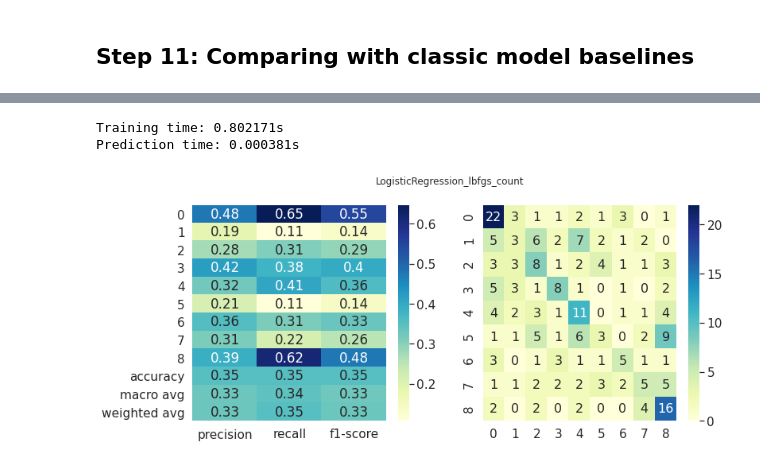
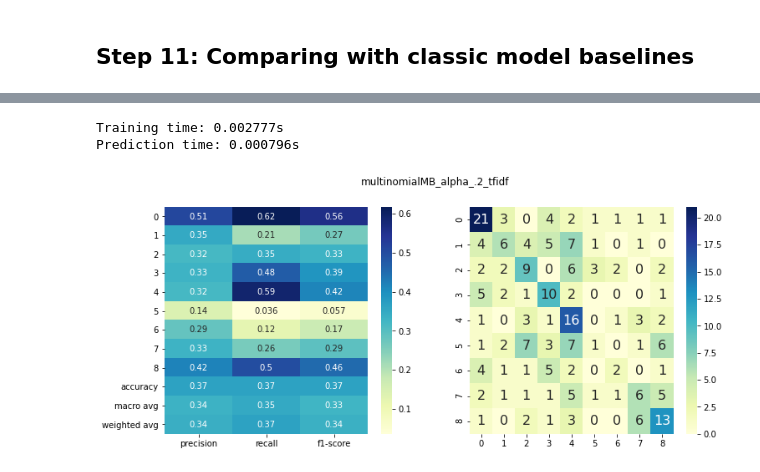
Before and after one commit to fryzhykau/BERT-employee-reviews-analysis, a Jupyter notebook: Employee_Review_Sentiment_Analysis_with_BERT.ipynb, the cells around one changed output, grey strips where cells are left out. Cells and saved outputs as stored; diff of their text form; code cells hidden in the pictures.

```diff
--- a/Employee_Review_Sentiment_Analysis_with_BERT.ipynb
+++ b/Employee_Review_Sentiment_Analysis_with_BERT.ipynb
@@ -947,8 +958,0 @@ Prediction time: 0.000731s
-# %%
-lr_2 = LogisticRegression(fit_intercept=True, solver='lbfgs', max_iter=200)
-lr2_model = run_classifier_experiment(count_train_vectors, train_df.label, classifier = lr_2)
-lr2_preds, lr2_labels = run_classifier_test(lr2_model, ml_count_vectors, ml_labels, description="LogisticRegression_lbfgs_count")
-# %% [output]
-Training time: 0.802171s
-Prediction time: 0.000381s
-[figure, removed]
@@ -954,0 +1005,35 @@ Prediction time: 0.000381s
+# %%
+# Create feature vectors
+tfidf_vectorizer = TfidfVectorizer(min_df = 5,
+                             max_df = 0.8,
+                             sublinear_tf = True,
+                             use_idf = True)
+
+tfidf_train_vectors = tfidf_vectorizer.fit_transform(train_df.feedback)
+tfidf_val_vectors = tfidf_vectorizer.transform(val_df.feedback)
+tfidf_test_vectors = tfidf_vectorizer.transform(test_df.feedback)
+
+tfidf_train_vectors_clean = tfidf_vectorizer.fit_transform(train_df.feedback_clean)
+tfidf_val_vectors_clean = tfidf_vectorizer.transform(val_df.feedback_clean)
+tfidf_test_vectors_clean = tfidf_vectorizer.transform(test_df.feedback_clean)
+
+count_vectorizer = CountVectorizer()
+count_train_vectors = count_vectorizer.fit_transform(train_df.feedback)
+count_val_vectors = count_vectorizer.transform(val_df.feedback)
+count_test_vectors = count_vectorizer.transform(test_df.feedback)
+
+count_train_vectors_clean = count_vectorizer.fit_transform(train_df.feedback_clean)
+count_val_vectors_clean = count_vectorizer.transform(val_df.feedback_clean)
+count_test_vectors_clean = count_vectorizer.transform(test_df.feedback_clean)
+
+ml_tfidf_vectors = tfidf_test_vectors
+ml_count_vectors = count_test_vectors
+ml_test_labels = test_df.label
+# %%
+mnb = MultinomialNB(alpha=.2)
+mnb_model = run_classifier_experiment(tfidf_train_vectors, train_df.label, classifier = mnb)
+mnb_preds, mnb_labels = run_classifier_test(mnb_model, ml_tfidf_vectors, ml_test_labels, description="multinomialMB_alpha_.2_tfidf")
+# %% [output]
+Training time: 0.002777s
+Prediction time: 0.000796s
+[figure, added]
```
Also changed, not shown: parts of 61 cells of this notebook.
